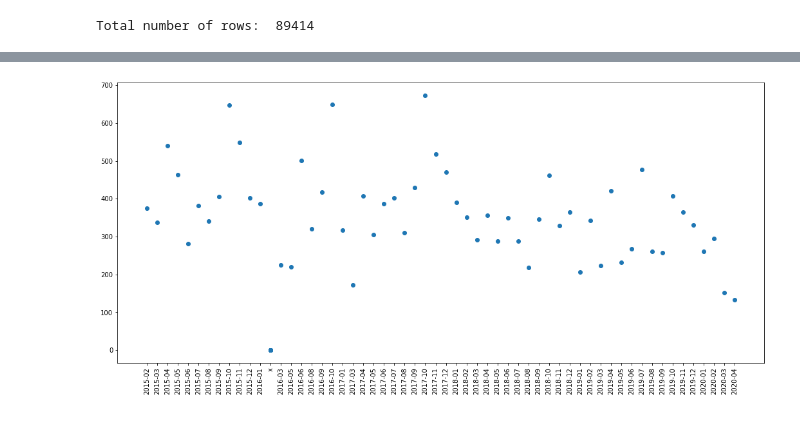
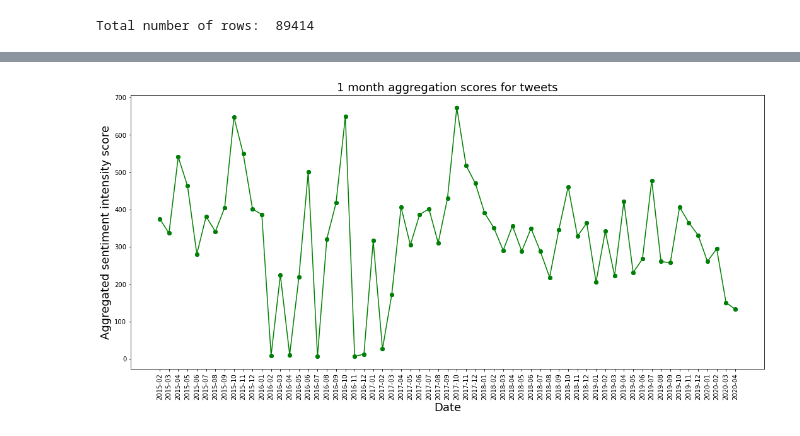
Before and after one commit to epfl-ada/ada-2021-project-club6analysis, a Jupyter notebook: sentiment_analysis.ipynb, the cells around one changed output, grey strips where cells are left out. Cells and saved outputs as stored; diff of their text form; code cells hidden in the pictures.

```diff
--- a/sentiment_analysis.ipynb
+++ b/sentiment_analysis.ipynb
@@ -92,0 +100,3 @@ sentiment_info_df_sorted.head()
+# %%
+# Read from csv to recreate a the fresh dataframe
+sentiment_df = pd.read_csv('./data/sentiment_df.csv')
@@ -116,7 +143,7 @@ plt.xticker()
 agg_month_sentiment = []
 agg_month_dates = []
 
-for index, (idx, row) in enumerate(sentiment_info_df_sorted.iterrows()):
+for index, (idx, row) in enumerate(sentiment_df.iterrows()):
     date = row['date_clean']
     if index == 0:
         current_month = date[:7]
@@ -134,20 +161,21 @@ for index, (idx, row) in enumerate(sentiment_info_df_sorted.iterrows()):
 # %%
 fig,ax = plt.subplots(figsize=(18,8))
 result_values = []
 result_mon = []
 for mon, agg in zip(agg_month_dates, agg_month_sentiment):
-    if agg > 100:
-        result_values.append(agg)
-        result_mon.append(mon)
-    else:
-        result_values.append(0)
-        result_mon.append("x")
+    result_values.append(agg)
+    result_mon.append(mon)
+
 
 
 ax.scatter(result_mon, result_values)
 
+ax.plot(result_mon, result_values, '-o', color='green')
+plt.title('1 month aggregation scores for tweets', fontsize=18)
+plt.xlabel('Date', fontsize=18)
+plt.ylabel('Aggregated sentiment intensity score', fontsize=18)
 
 #ax.plot(agg_month_dates, agg_month_sentiment)
 plt.xticks(rotation=90);
 # %% [output]
-[figure, old version]
+[figure, new version]
```
Also changed, not shown: parts of 7 cells of this notebook, 1 other file.
